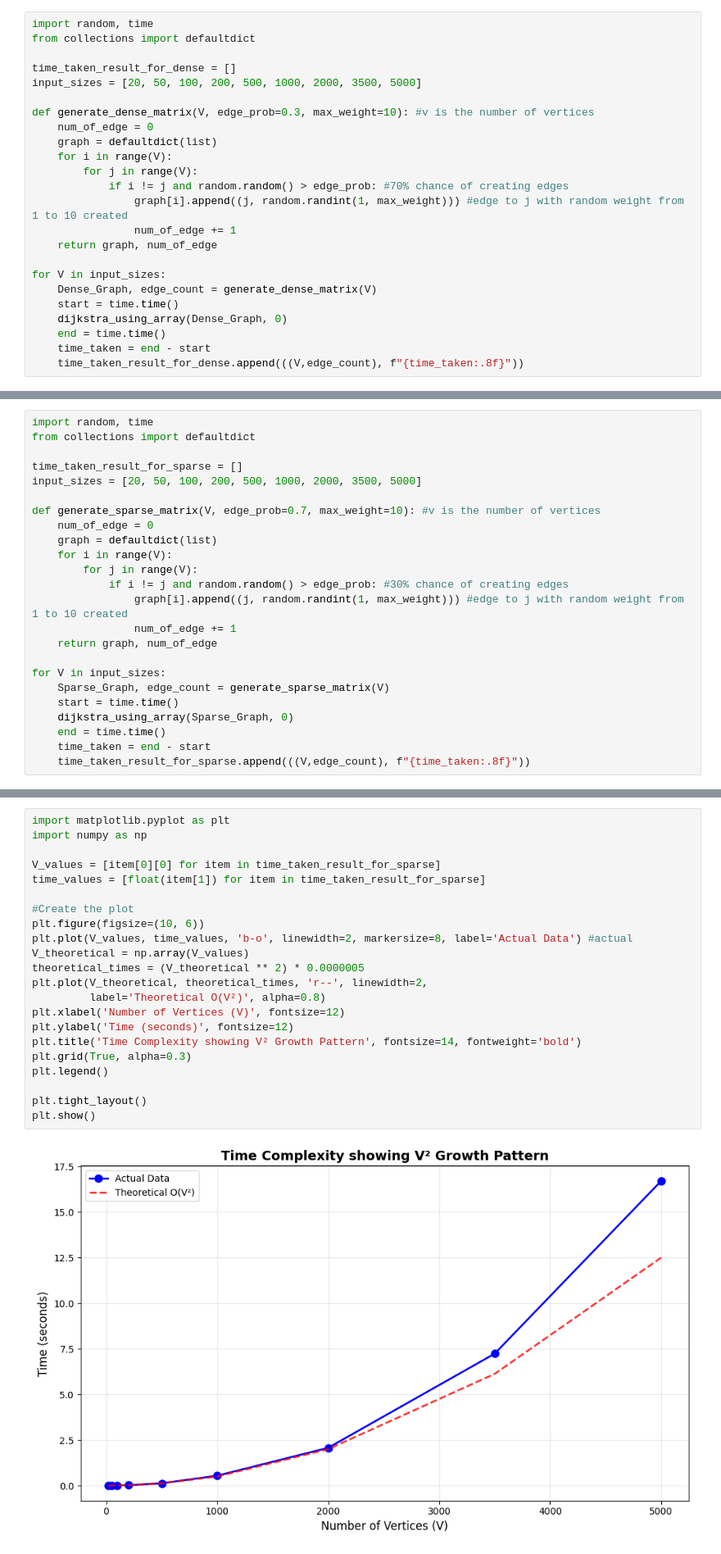
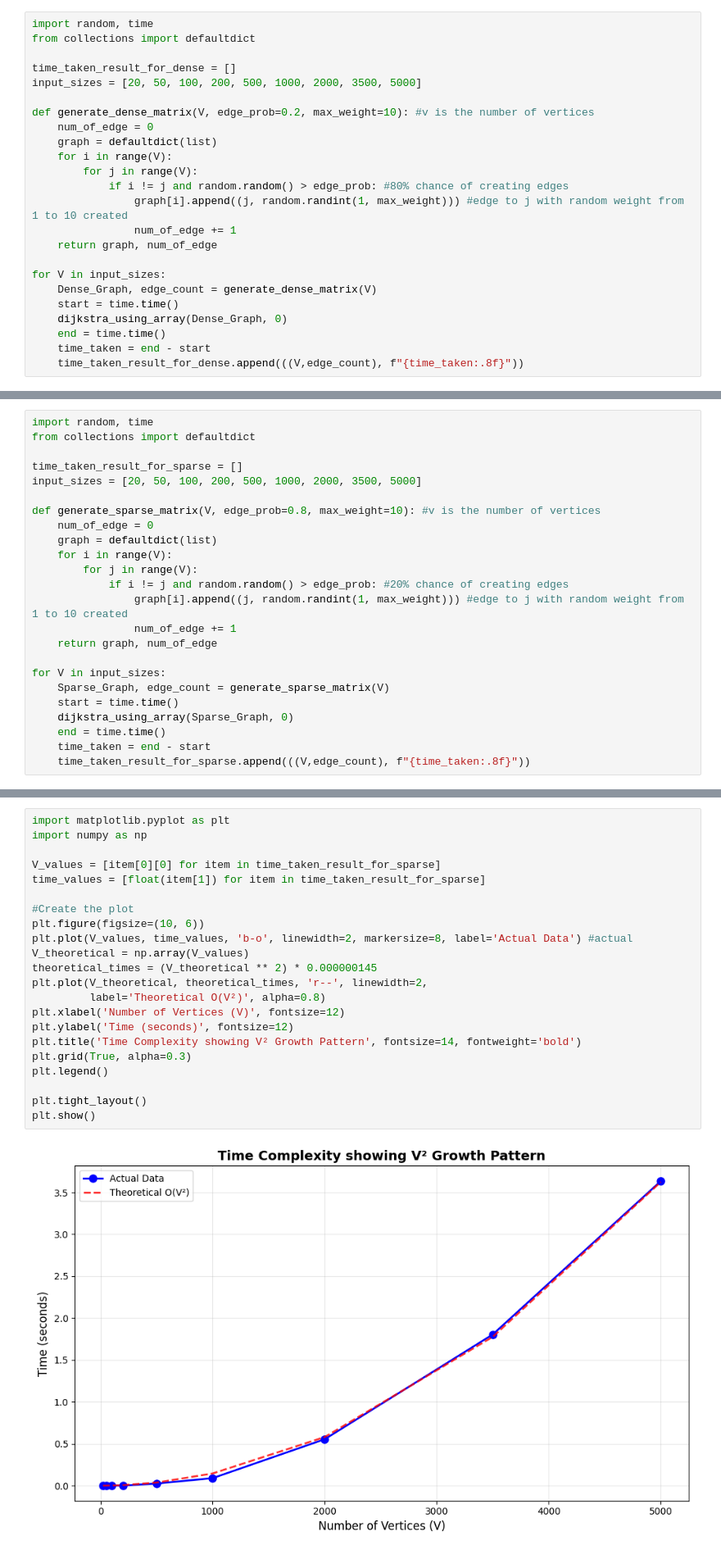
Before and after one commit to UnpretentiousCoder/Algo_design_and_analysis, a Jupyter notebook: lab2.ipynb, the cells around one changed output, grey strips where cells are left out. Shown at 82% size. Cells and saved outputs as stored; diff of their text form.

```diff
--- a/lab2.ipynb
+++ b/lab2.ipynb
@@ -123,12 +160,12 @@ from collections import defaultdict
 time_taken_result_for_dense = []
 input_sizes = [20, 50, 100, 200, 500, 1000, 2000, 3500, 5000]
 
-def generate_dense_matrix(V, edge_prob=0.3, max_weight=10): #v is the number of vertices
+def generate_dense_matrix(V, edge_prob=0.2, max_weight=10): #v is the number of vertices
     num_of_edge = 0
     graph = defaultdict(list)
     for i in range(V):
         for j in range(V):
-            if i != j and random.random() > edge_prob: #70% chance of creating edges
+            if i != j and random.random() > edge_prob: #80% chance of creating edges
                 graph[i].append((j, random.randint(1, max_weight))) #edge to j with random weight from 1 to 10 created
                 num_of_edge += 1
     return graph, num_of_edge
@@ -220,12 +257,12 @@ from collections import defaultdict
 time_taken_result_for_sparse = []
 input_sizes = [20, 50, 100, 200, 500, 1000, 2000, 3500, 5000]
 
-def generate_sparse_matrix(V, edge_prob=0.7, max_weight=10): #v is the number of vertices
+def generate_sparse_matrix(V, edge_prob=0.8, max_weight=10): #v is the number of vertices
     num_of_edge = 0
     graph = defaultdict(list)
     for i in range(V):
         for j in range(V):
-            if i != j and random.random() > edge_prob: #30% chance of creating edges
+            if i != j and random.random() > edge_prob: #20% chance of creating edges
                 graph[i].append((j, random.randint(1, max_weight))) #edge to j with random weight from 1 to 10 created
                 num_of_edge += 1
     return graph, num_of_edge
@@ -257,27 +294,27 @@ Comparison with theoratical $O(|V|^2)$
 # %%
 import matplotlib.pyplot as plt
 import numpy as np
 
 V_values = [item[0][0] for item in time_taken_result_for_sparse]
 time_values = [float(item[1]) for item in time_taken_result_for_sparse]
 
 #Create the plot
 plt.figure(figsize=(10, 6))
 plt.plot(V_values, time_values, 'b-o', linewidth=2, markersize=8, label='Actual Data') #actual
 V_theoretical = np.array(V_values)
-theoretical_times = (V_theoretical ** 2) * 0.0000005
+theoretical_times = (V_theoretical ** 2) * 0.000000145
 plt.plot(V_theoretical, theoretical_times, 'r--', linewidth=2,
          label='Theoretical O(V²)', alpha=0.8)
 plt.xlabel('Number of Vertices (V)', fontsize=12)
 plt.ylabel('Time (seconds)', fontsize=12)
 plt.title('Time Complexity showing V² Growth Pattern', fontsize=14, fontweight='bold')
 plt.grid(True, alpha=0.3)
 plt.legend()
 
 plt.tight_layout()
 plt.show()
 # %% [output]
-[figure, old version]
+[figure, new version]
 # %% [markdown]
 ### Part B ###
 
```
Also changed, not shown: parts of 9 cells of this notebook.
